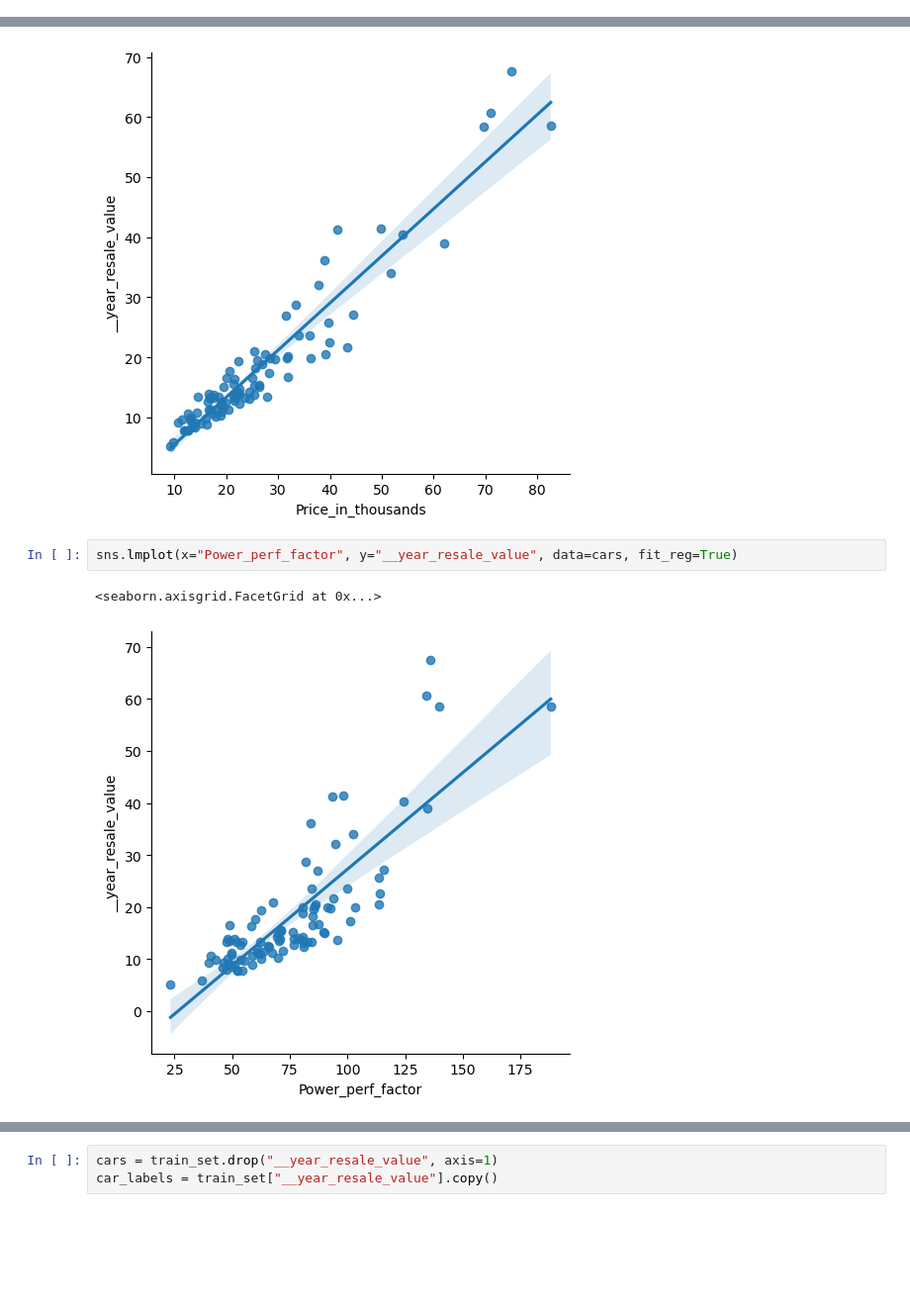
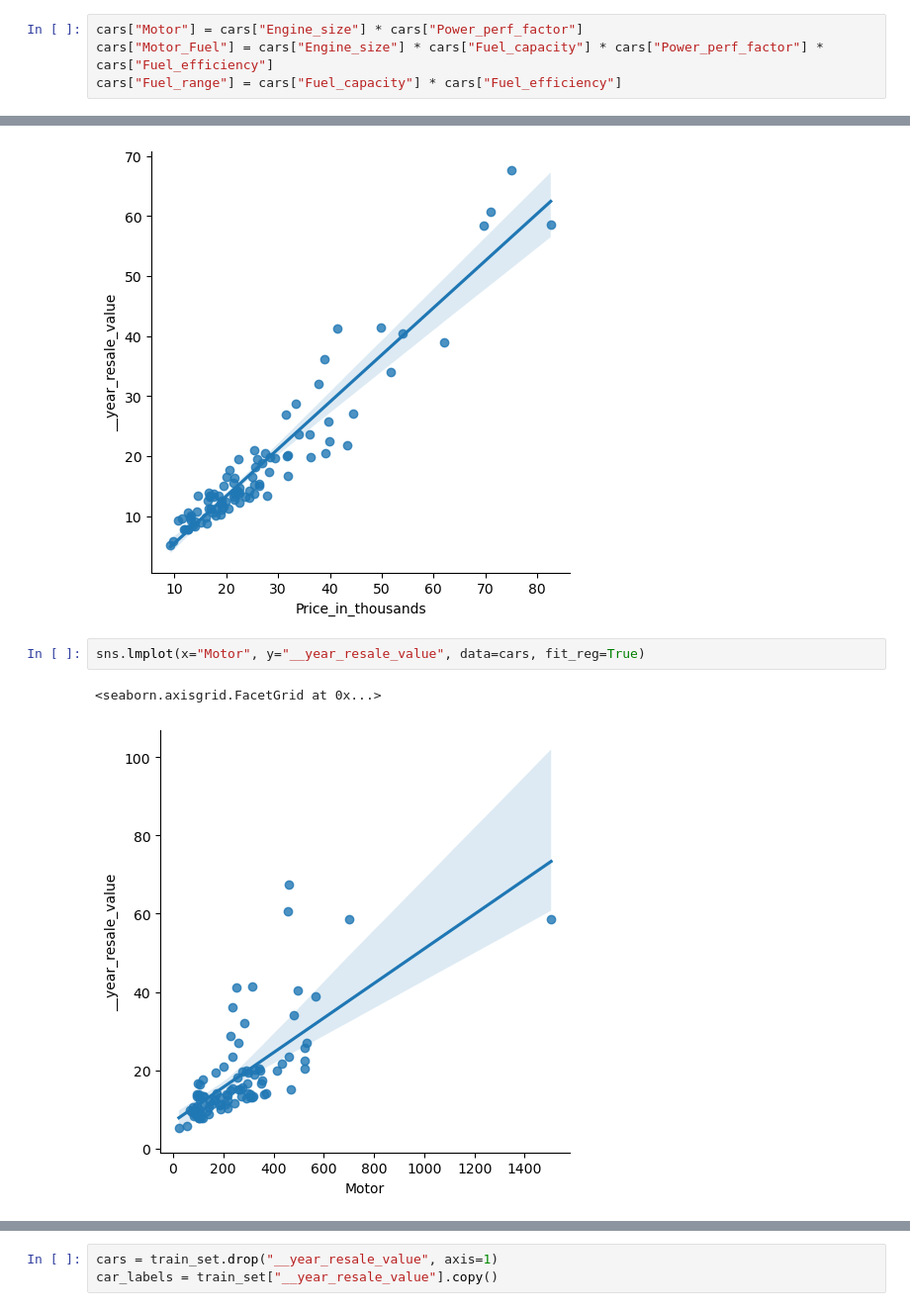
Before and after one commit to JoseAngelMay/ML-Regression-Project-with-Cars-Dataset, a Jupyter notebook: Chapter_2_Proj_cars.ipynb, the cells around one changed output, grey strips where cells are left out. Shown at 99% size. Cells and saved outputs as stored; diff of their text form; blank space fills up the shorter version.

```diff
--- a/Chapter_2_Proj_cars.ipynb
+++ b/Chapter_2_Proj_cars.ipynb
@@ -131,0 +176,4 @@ Name: __year_resale_value, dtype: float64
+# %%
+cars["Motor"] = cars["Engine_size"] * cars["Power_perf_factor"]
+cars["Motor_Fuel"] = cars["Engine_size"] * cars["Fuel_capacity"] * cars["Power_perf_factor"] * cars["Fuel_efficiency"]
+cars["Fuel_range"] = cars["Fuel_capacity"] * cars["Fuel_efficiency"]
@@ -146,7 +219,7 @@ sns.lmplot(x="Price_in_thousands", y="__year_resale_value", data=cars, fit_reg=T
 <seaborn.axisgrid.FacetGrid at 0x...>
 [figure]
 # %%
-sns.lmplot(x="Power_perf_factor", y="__year_resale_value", data=cars, fit_reg=True)
+sns.lmplot(x="Motor", y="__year_resale_value", data=cars, fit_reg=True)
 # %% [output]
 <seaborn.axisgrid.FacetGrid at 0x...>
-[figure, old version]
+[figure, new version]
```
Also changed, not shown: parts of 70 cells of this notebook.
